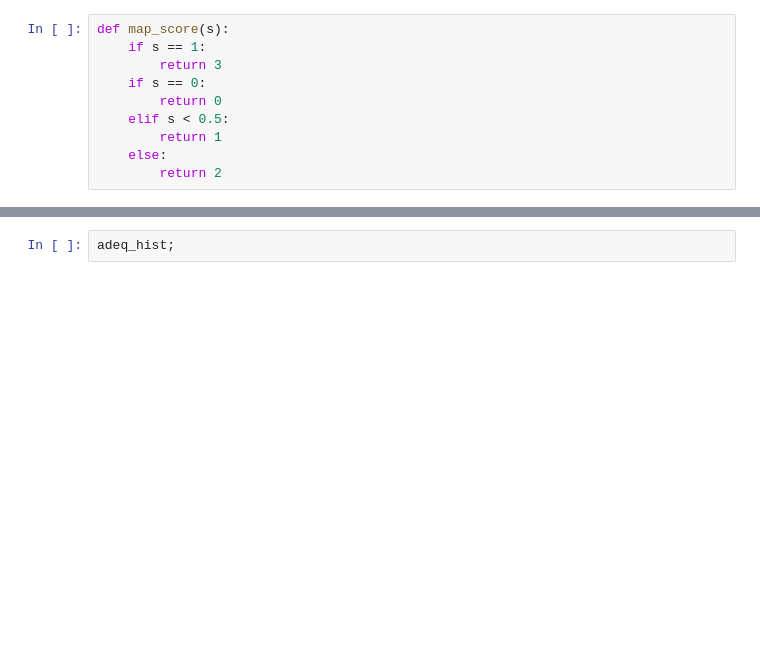
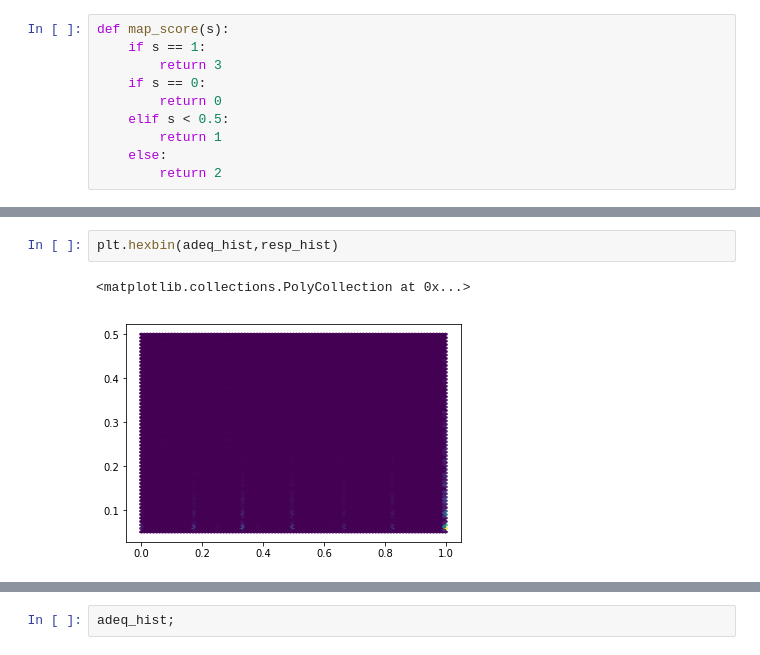
Before and after one commit to sinazarriess/many_names_collection, a Jupyter notebook: analysis/plot_adequacy_sina.ipynb, the cells around one changed output, grey strips where cells are left out. Cells and saved outputs as stored; diff of their text form; blank space fills up the shorter version.

```diff
--- a/analysis/plot_adequacy_sina.ipynb
+++ b/analysis/plot_adequacy_sina.ipynb
@@ -130,0 +158,5 @@ for ix,row in df.iterrows():
+# %%
+plt.hexbin(adeq_hist,resp_hist)
+# %% [output]
+<matplotlib.collections.PolyCollection at 0x...>
+[figure, added]
```
Also changed, not shown: parts of 35 cells of this notebook.
